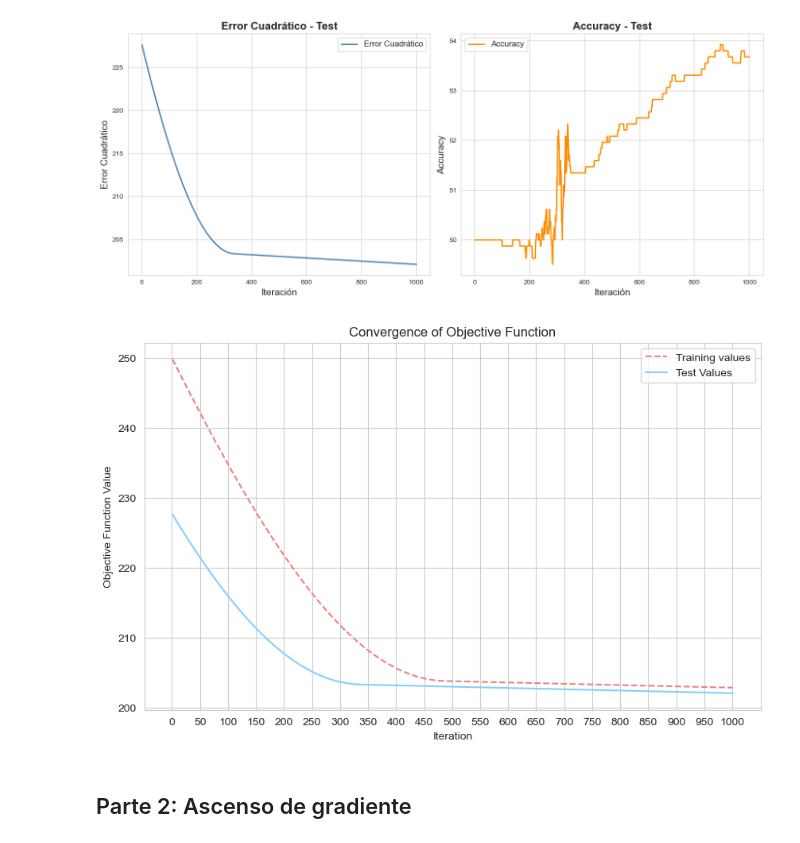
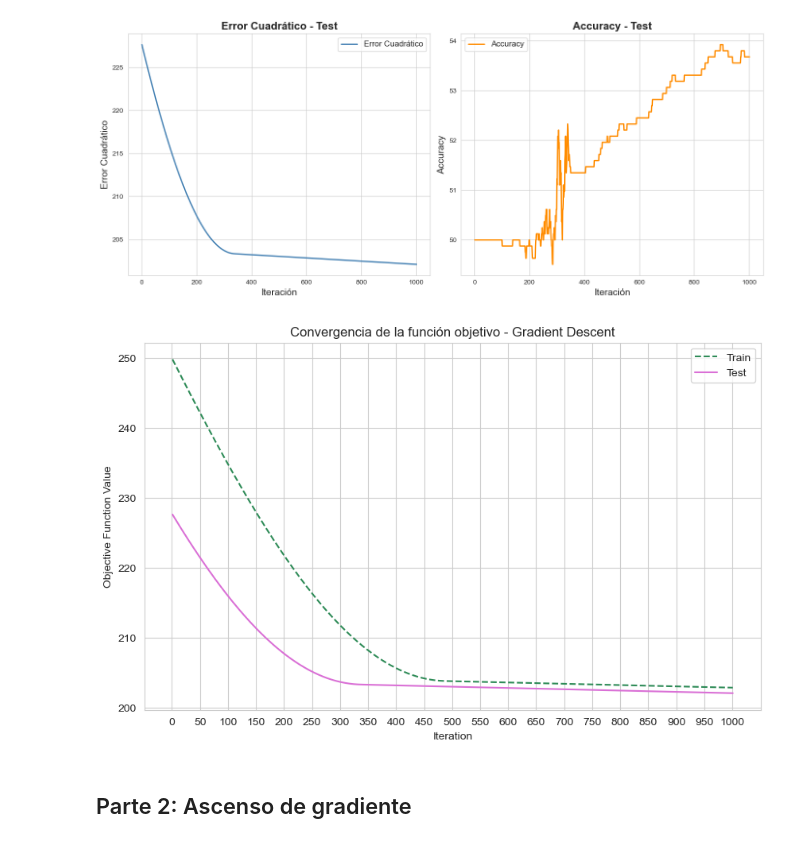
Before and after one commit to seremare9/TP2metodos, a Jupyter notebook: gd.ipynb, the cells around one changed output. Cells and saved outputs as stored; diff of their text form; code cells hidden in the pictures.

```diff
--- a/gd.ipynb
+++ b/gd.ipynb
@@ -412,22 +377,21 @@ plt.show()
 # %%
 plt.figure(figsize=(10, 6))
 
-#train
-plt.plot(np.arange(1, len(valores_loss_train) + 1), valores_loss_train, linestyle='--', color='lightcoral', label='Training values')
-#test
-plt.plot(np.arange(1, len(valores_loss_test) + 1), valores_loss_test, linestyle='-', color='lightskyblue', label='Test Values')
+plt.plot(np.arange(1, len(valores_loss_train) + 1), valores_loss_train, linestyle='--', color='seagreen', label='Train')
+
+plt.plot(np.arange(1, len(valores_loss_test) + 1), valores_loss_test, linestyle='-', color='orchid', label='Test')
 
 tick_interval = max(1, len(valores_loss_train) // 20)
 plt.xticks(np.arange(0, len(valores_loss_train) + 1, step=tick_interval))
 
 plt.xlabel('Iteration')
 plt.ylabel('Objective Function Value')
-plt.title('Convergence of Objective Function')
+plt.title('Convergencia de la función objetivo - Gradient Descent')
 plt.grid(True)
 plt.legend()
 plt.show()
 # %% [output]
-[figure, old version]
+[figure, new version]
 # %% [markdown]
 ## Parte 2: Ascenso de gradiente
 # %% [markdown]
```
Also changed, not shown: parts of 12 cells of this notebook.
